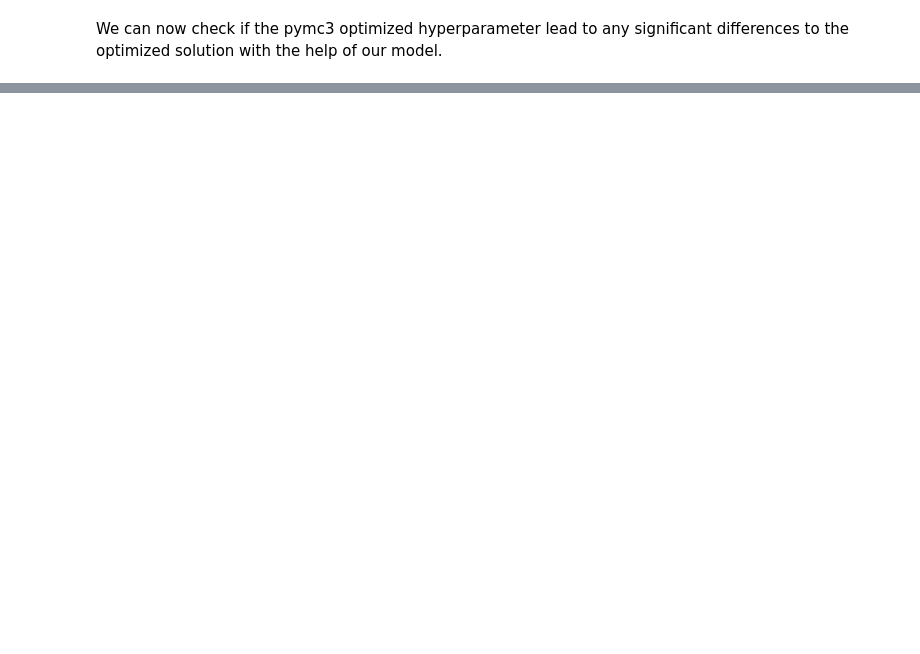
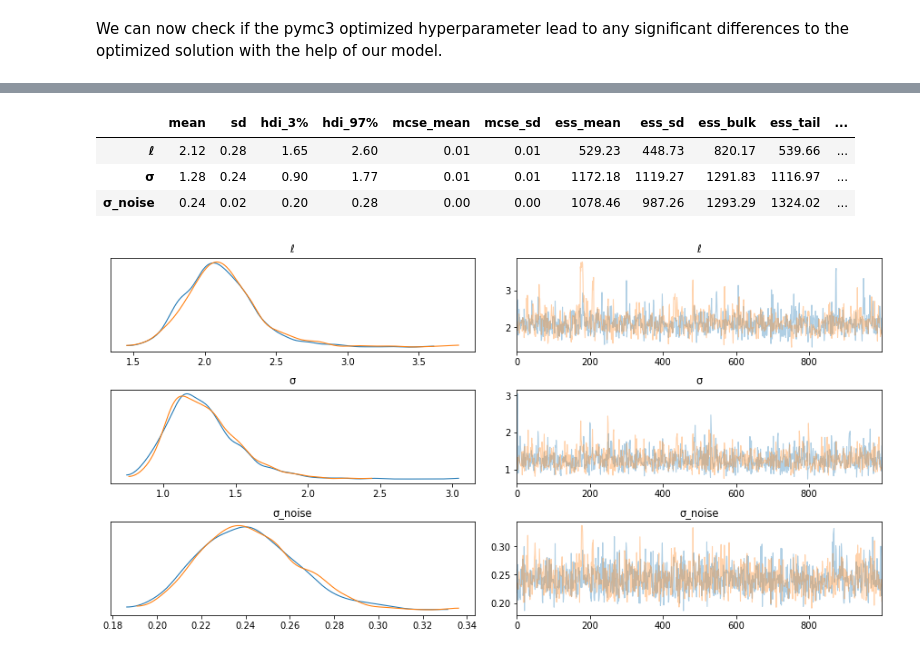
Before and after one commit to jsve96/MA_GPR, a Jupyter notebook: Example_1.ipynb, the cells around one changed output, grey strips where cells are left out. Saved outputs shown, nothing was run; the diff lists cells and outputs as text; code cells hidden in the pictures; blank space fills up the shorter version.

```diff
--- a/Example_1.ipynb
+++ b/Example_1.ipynb
@@ -112,0 +165,3 @@ array([ 4.45540351e-06, -2.93789337e-06,  2.19265023e-05])
+# %%
+with model:
+    trace = pm.sample(1000, chains=2)
@@ -112,0 +177,10 @@ array([ 4.45540351e-06, -2.93789337e-06,  2.19265023e-05])
+# %%
+with model:
+    az.plot_trace(trace, var_names=["ℓ", "σ", "σ_noise"]);
+    display(az.summary(trace, round_to=2))
+# %% [output]
+|  | mean | sd | hdi_3% | hdi_97% | mcse_mean | mcse_sd | ess_mean | ess_sd | ess_bulk | ess_tail | ... |
+| ℓ | 2.12 | 0.28 | 1.65 | 2.60 | 0.01 | 0.01 | 529.23 | 448.73 | 820.17 | 539.66 | ... |
+| σ | 1.28 | 0.24 | 0.90 | 1.77 | 0.01 | 0.01 | 1172.18 | 1119.27 | 1291.83 | 1116.97 | ... |
+| σ_noise | 0.24 | 0.02 | 0.20 | 0.28 | 0.00 | 0.00 | 1078.46 | 987.26 | 1293.29 | 1324.02 | ... |
+[figure, added]
```
Also changed, not shown: parts of 16 cells of this notebook, 2 other files.
